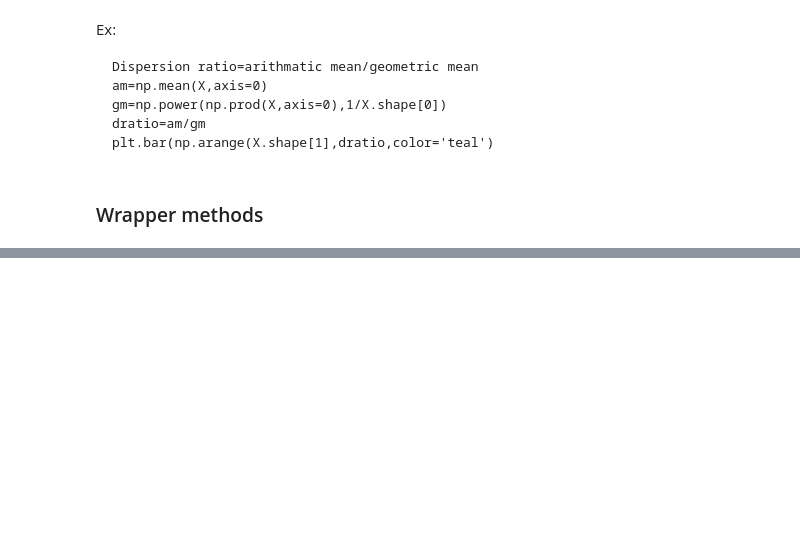
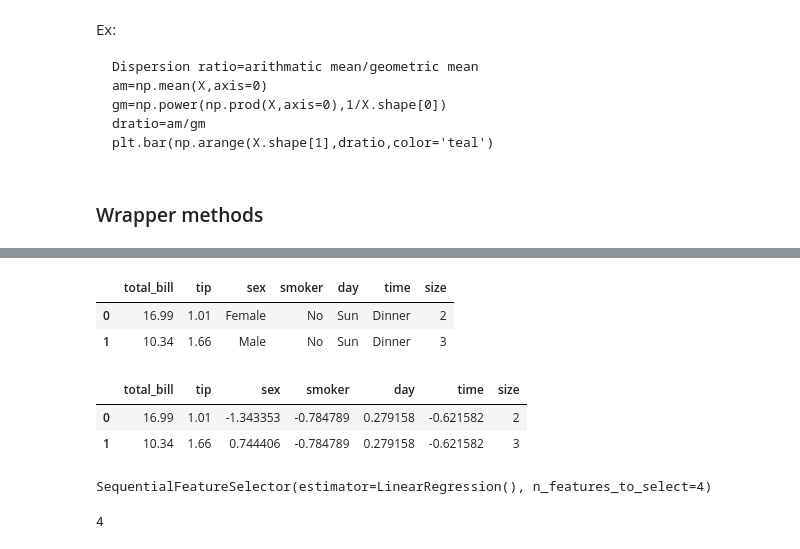
Before and after one commit to iamvivekanand/ML, a Jupyter notebook: JP/007 Features Selection Technique in Machine Learning.ipynb, the cells around one changed output, grey strips where cells are left out. Saved outputs shown, nothing was run; the diff lists cells and outputs as text; code cells hidden in the pictures; blank space fills up the shorter version.

```diff
--- a/JP/007 Features Selection Technique in Machine Learning.ipynb
+++ b/JP/007 Features Selection Technique in Machine Learning.ipynb
@@ -254,0 +322,8 @@ Forward Feature Selection
+# %%
+import seaborn as sns
+df=sns.load_dataset('tips')
+df.head(2)
+# %% [output]
+|  | total_bill | tip | sex | smoker | day | time | size |
+| 0 | 16.99 | 1.01 | Female | No | Sun | Dinner | 2 |
+| 1 | 10.34 | 1.66 | Male | No | Sun | Dinner | 3 |
@@ -254,0 +332,22 @@ Forward Feature Selection
+# %%
+from sklearn.preprocessing import LabelEncoder,StandardScaler
+le=LabelEncoder()
+ss=StandardScaler()
+# %%
+# Label Encoding
+df['sex']=le.fit_transform(df['sex'])
+df['smoker']=le.fit_transform(df['smoker'])
+df['day']=le.fit_transform(df['day'])
+df['time']=le.fit_transform(df['time'])
+# %%
+# Standard Scaling
+df['sex']=ss.fit_transform(df[['sex']])
+df['smoker']=ss.fit_transform(df[['smoker']])
+df['day']=ss.fit_transform(df[['day']])
+df['time']=ss.fit_transform(df[['time']])
+# %%
+df.head(2)
+# %% [output]
+|  | total_bill | tip | sex | smoker | day | time | size |
+| 0 | 16.99 | 1.01 | -1.343353 | -0.784789 | 0.279158 | -0.621582 | 2 |
+| 1 | 10.34 | 1.66 | 0.744406 | -0.784789 | 0.279158 | -0.621582 | 3 |
@@ -254,0 +369,8 @@ Forward Feature Selection
+# %%
+ffs.fit(x,y)
+# %% [output]
+SequentialFeatureSelector(estimator=LinearRegression(), n_features_to_select=4)
+# %%
+ffs.n_features_to_select
+# %% [output]
+4
```
Also changed, not shown: parts of 32 cells of this notebook.
